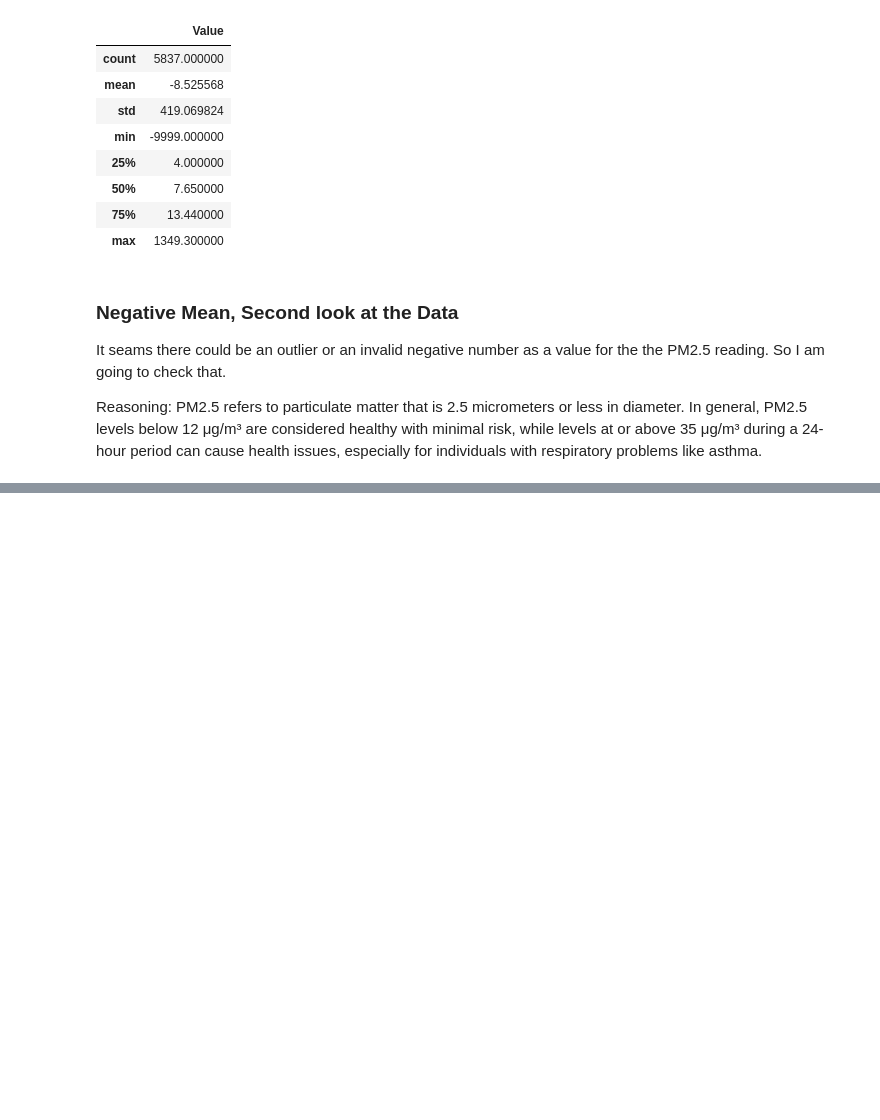
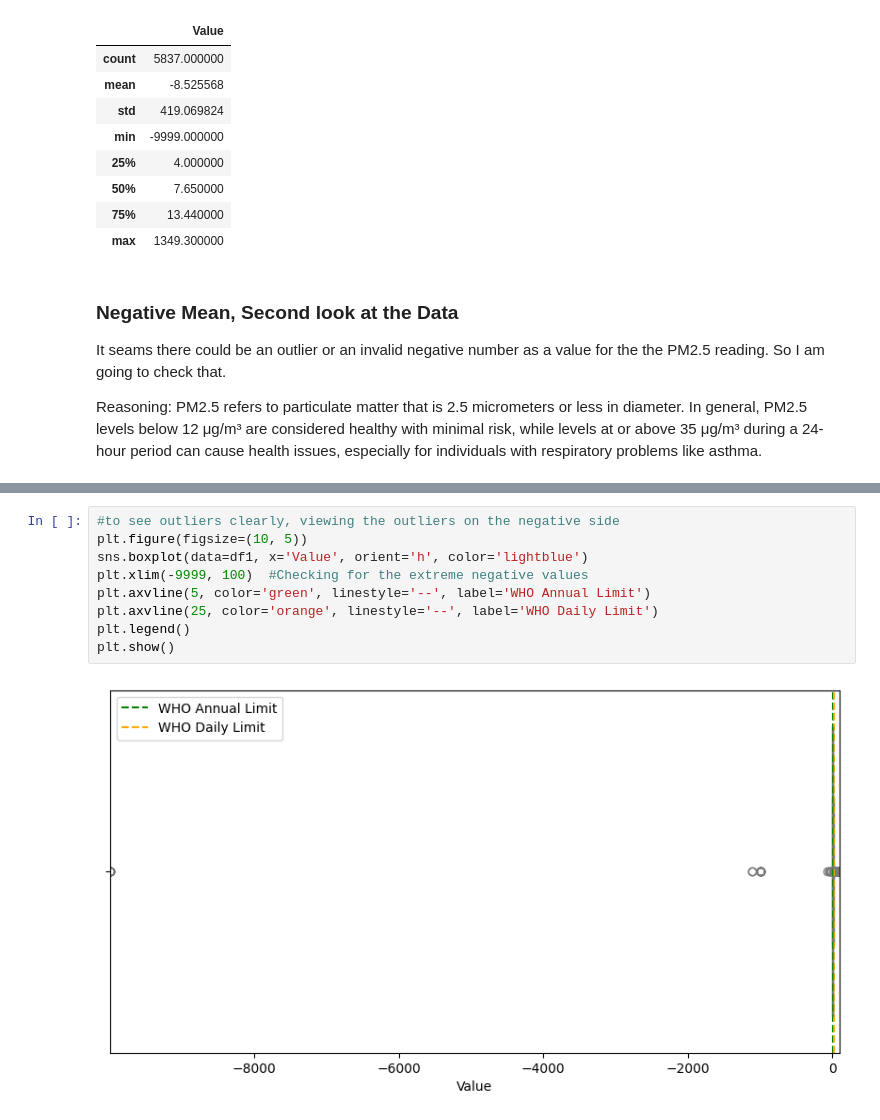
Before and after one commit to ak-boateng/air-quality-index, a Jupyter notebook: Air_Quality_Index_Project.ipynb, the cells around one changed output, grey strips where cells are left out. Cells and saved outputs as stored; diff of their text form; blank space fills up the shorter version.

```diff
--- a/Air_Quality_Index_Project.ipynb
+++ b/Air_Quality_Index_Project.ipynb
@@ -242,0 +264,11 @@ df1['Value'].plot(kind='box');
+# %%
+#to see outliers clearly, viewing the outliers on the negative side
+plt.figure(figsize=(10, 5))
+sns.boxplot(data=df1, x='Value', orient='h', color='lightblue')
+plt.xlim(-9999, 100)  #Checking for the extreme negative values
+plt.axvline(5, color='green', linestyle='--', label='WHO Annual Limit')
+plt.axvline(25, color='orange', linestyle='--', label='WHO Daily Limit')
+plt.legend()
+plt.show()
+# %% [output]
+[figure, added]
```
Also changed, not shown: parts of 6 cells of this notebook.
